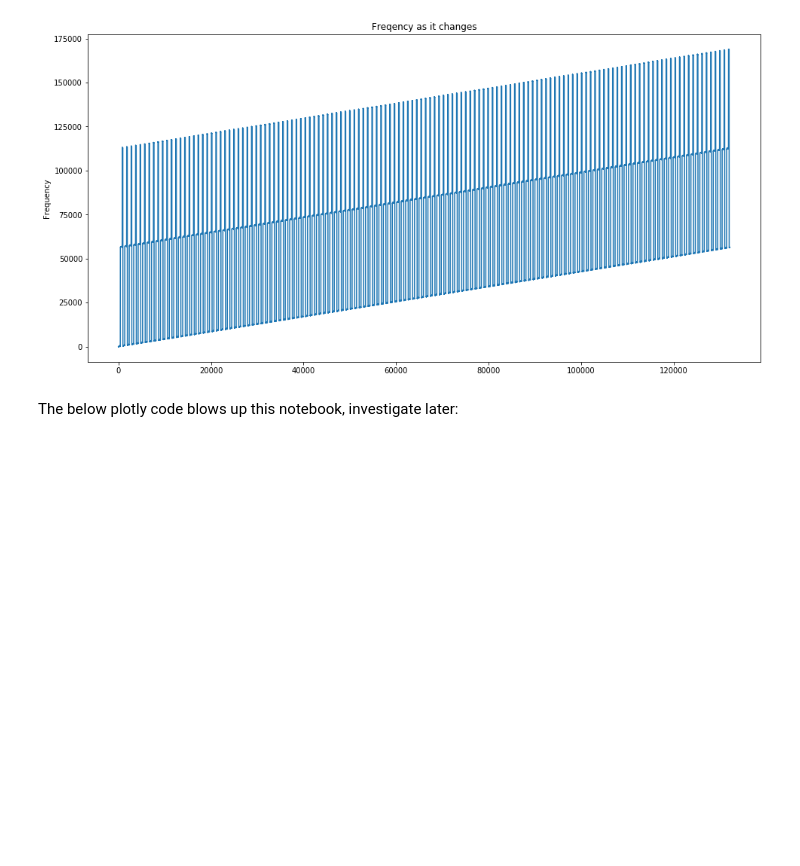
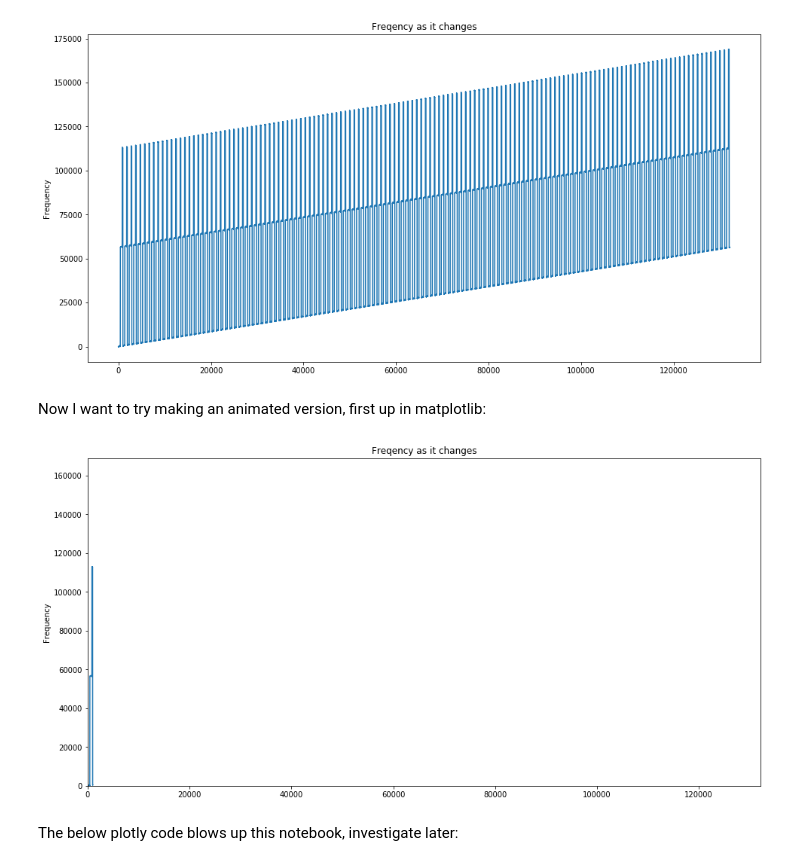
Before and after one commit to khalido/adventofcode, a Jupyter notebook: advent2018/Day 1 - Chronal Calibration.ipynb, the cells around one changed output. Drawn from its saved outputs; the diff is of its cells as text; code cells hidden in the pictures; blank space fills up the shorter version.

```diff
--- a/advent2018/Day 1 - Chronal Calibration.ipynb
+++ b/advent2018/Day 1 - Chronal Calibration.ipynb
@@ -68,6 +71,20 @@ ax.set_ylabel("Frequency")
 ax.plot(freqs_list);
 # %% [output]
 [figure]
+# %% [markdown]
+Now I want to try making an animated version, first up in matplotlib:
+# %%
+def animate(i):
+    return freqs_list[:i]
+
+fig, ax = plt.subplots(figsize=(16,8))
+ax.set_title("Freqency as it changes")
+ax.set_ylim(0, max(freqs_list))
+ax.set_xlim(0, len(freqs_list))
+ax.set_ylabel("Frequency")
+ax.plot(freqs_list[:1000]);
+# %% [output]
+[figure, added]
 # %% [markdown]
 The below plotly code blows up this notebook, investigate later:
 # %%
```
Also changed, not shown: parts of 2 cells of this notebook, 2 other files.
